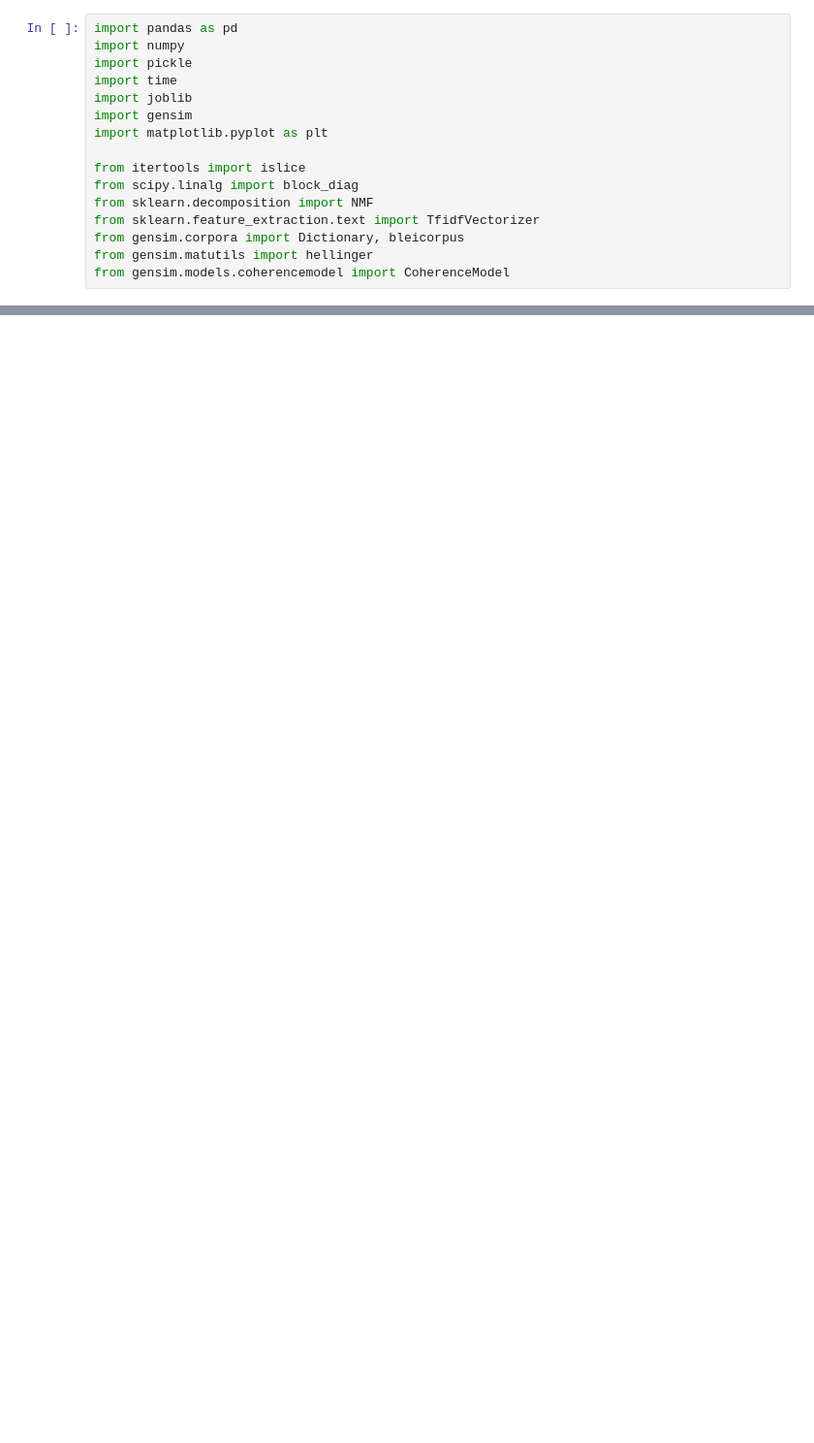
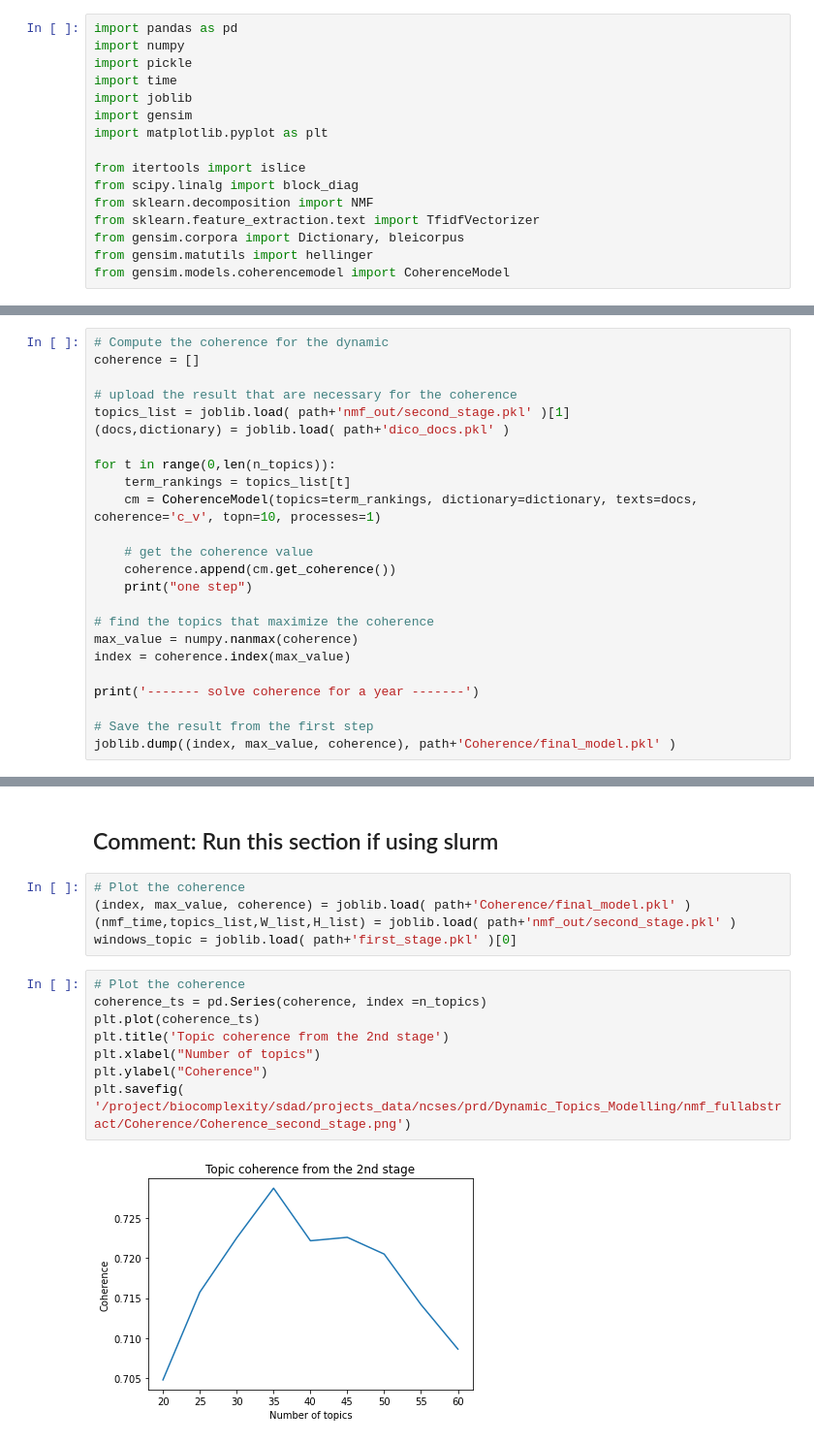
Before and after one commit to uva-bi-sdad/publicrd, a Jupyter notebook: src/Dynamic_Topic_Modelling/DTM_nmf/SDAD_code/full_abstract/Dynamic_nmf.ipynb, the cells around one changed output, grey strips where cells are left out. Shown: that part at 97% size. Saved outputs shown, nothing was run; the diff lists cells and outputs as text; blank space fills up the shorter version.

```diff
--- a/src/Dynamic_Topic_Modelling/DTM_nmf/SDAD_code/full_abstract/Dynamic_nmf.ipynb
+++ b/src/Dynamic_Topic_Modelling/DTM_nmf/SDAD_code/full_abstract/Dynamic_nmf.ipynb
@@ -150,0 +289,24 @@ for fy in year:
+# %%
+# Compute the coherence for the dynamic
+coherence = []
+
+# upload the result that are necessary for the coherence
+topics_list = joblib.load( path+'nmf_out/second_stage.pkl' )[1]
+(docs,dictionary) = joblib.load( path+'dico_docs.pkl' )
+
+for t in range(0,len(n_topics)):
+    term_rankings = topics_list[t]
+    cm = CoherenceModel(topics=term_rankings, dictionary=dictionary, texts=docs, coherence='c_v', topn=10, processes=1)
+
+    # get the coherence value
+    coherence.append(cm.get_coherence())
+    print("one step")
+
+# find the topics that maximize the coherence
+max_value = numpy.nanmax(coherence)
+index = coherence.index(max_value)
+
+print('------- solve coherence for a year -------')
+
+# Save the result from the first step
+joblib.dump((index, max_value, coherence), path+'Coherence/final_model.pkl' )
@@ -150,0 +321,17 @@ for fy in year:
+# %% [markdown]
+## Comment: Run this section if using slurm
+# %%
+# Plot the coherence
+(index, max_value, coherence) = joblib.load( path+'Coherence/final_model.pkl' )
+(nmf_time,topics_list,W_list,H_list) = joblib.load( path+'nmf_out/second_stage.pkl' )
+windows_topic = joblib.load( path+'first_stage.pkl' )[0]
+# %%
+# Plot the coherence
+coherence_ts = pd.Series(coherence, index =n_topics)
+plt.plot(coherence_ts)
+plt.title('Topic coherence from the 2nd stage')
+plt.xlabel("Number of topics")
+plt.ylabel("Coherence")
+plt.savefig( '/project/biocomplexity/sdad/projects_data/ncses/prd/Dynamic_Topics_Modelling/nmf_fullabstract/Coherence/Coherence_second_stage.png')
+# %% [output]
+[figure, added]
```
Also changed, not shown: parts of 15 cells of this notebook, 23 other files.
